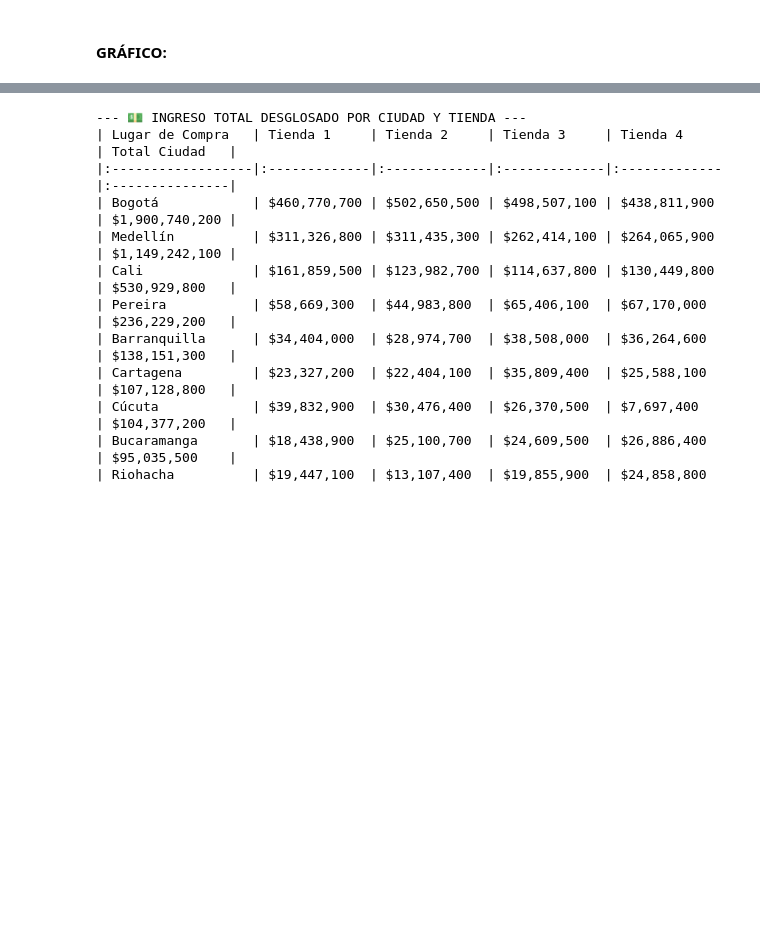
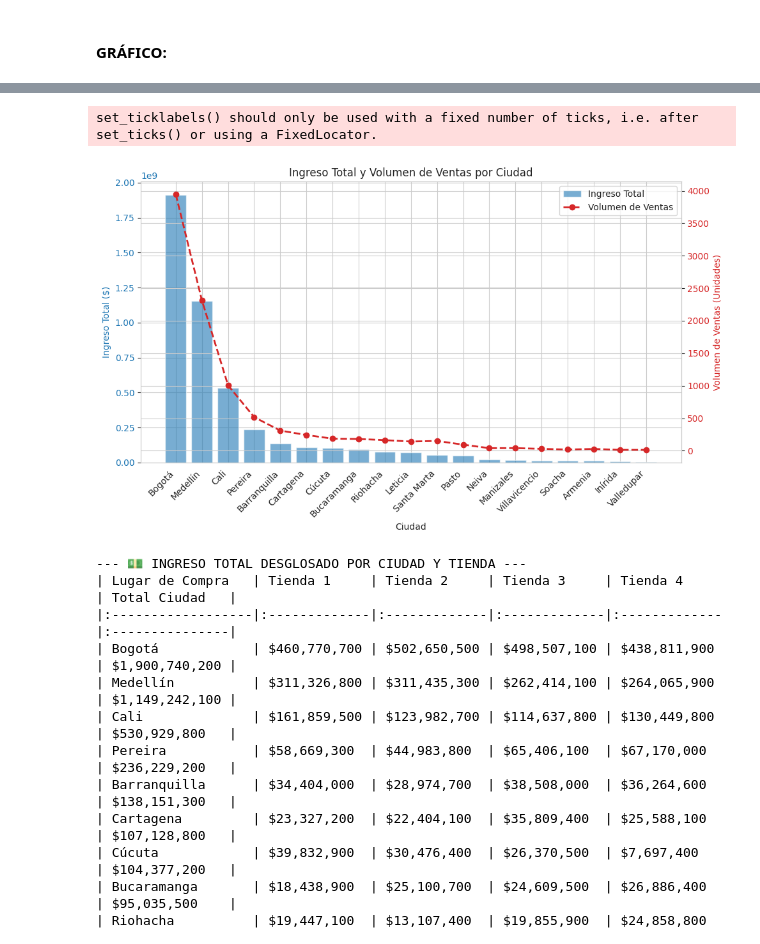
Before and after one commit to edgarbernaling-arch/Desafio_1_Ciencia_de_datos_Edgar_Bernal, a Jupyter notebook: Copia_de_AluraStoreLatam_Challegue1_Ciencia_de_datos_Edgar_Bernal.ipynb, the cells around one changed output, grey strips where cells are left out. Saved outputs shown, nothing was run; the diff lists cells and outputs as text; code cells hidden in the pictures; blank space fills up the shorter version.

```diff
--- a/Copia_de_AluraStoreLatam_Challegue1_Ciencia_de_datos_Edgar_Bernal.ipynb
+++ b/Copia_de_AluraStoreLatam_Challegue1_Ciencia_de_datos_Edgar_Bernal.ipynb
@@ -644 +602,63 @@ plt.show()
+# %%
+import matplotlib.pyplot as plt
+import numpy as np
+
+# Asegúrate de que este DataFrame esté disponible.
+# Si la columna Ingreso_Total_Muestra tiene el símbolo '$', necesitamos usar la columna Ingreso_Total original (numérica)
+df_plot = df_desempeno_geografico.copy()
+
+# Ordenar los datos por Ingreso Total de mayor a menor para una mejor visualización
+df_plot = df_plot.sort_values(by='Ingreso_Total', ascending=False)
+
+# Datos para el gráfico
+ciudades = df_plot['Lugar de Compra']
+ingresos = df_plot['Ingreso_Total']
+volumen = df_plot['Volumen_Ventas']
+
+# Configuración del gráfico
+fig, ax1 = plt.subplots(figsize=(10, 6))
+
+# --- Eje Y Izquierdo (ax1) para el Ingreso Total ---
+color_ingreso = 'tab:blue'
+ax1.set_xlabel('Ciudad')
+ax1.set_ylabel('Ingreso Total ($)', color=color_ingreso)
+bars_ingreso = ax1.bar(
+    ciudades,
+    ingresos,
+    color=color_ingreso,
+    alpha=0.6,
+    label='Ingreso Total'
+)
+ax1.tick_params(axis='y', labelcolor=color_ingreso)
+ax1.set_xticklabels(ciudades, rotation=45, ha="right")
+
+# --- Eje Y Derecho (ax2) para el Volumen de Ventas ---
+ax2 = ax1.twinx() # Crea un segundo eje Y que comparte el mismo Eje X
+color_volumen = 'tab:red'
+ax2.set_ylabel('Volumen de Ventas (Unidades)', color=color_volumen)
+line_volumen = ax2.plot(
+    ciudades,
+    volumen,
+    color=color_volumen,
+    marker='o',
+    linestyle='--',
+    linewidth=2,
+    label='Volumen de Ventas'
+)
+ax2.tick_params(axis='y', labelcolor=color_volumen)
+
+# --- Título y Leyenda ---
+plt.title('Ingreso Total y Volumen de Ventas por Ciudad')
+
+# Combinar leyendas de ambos ejes
+lines, labels = ax1.get_legend_handles_labels()
+lines2, labels2 = ax2.get_legend_handles_labels()
+ax2.legend(lines + lines2, labels + labels2, loc='upper right')
+
+# Mejorar el diseño y mostrar el gráfico
+fig.tight_layout()
+plt.show()
+# %% [output]
+set_ticklabels() should only be used with a fixed number of ticks, i.e. after set_ticks() or using a FixedLocator.
+[figure, added]
 # %%
```
Also changed, not shown: parts of 34 cells of this notebook.
